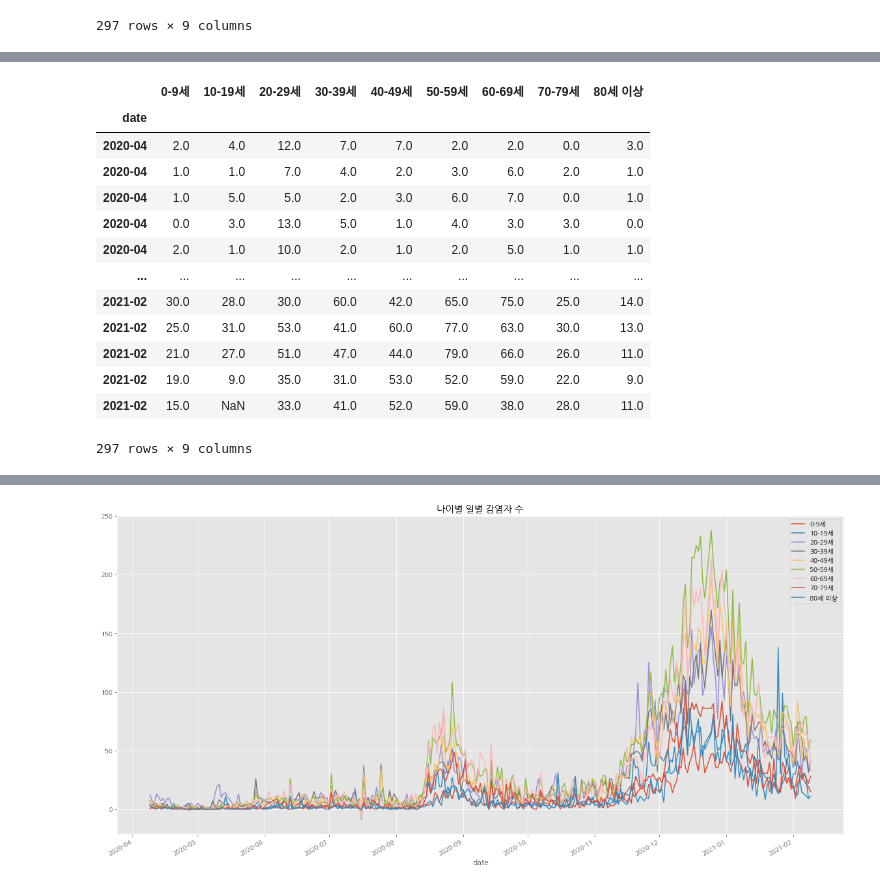
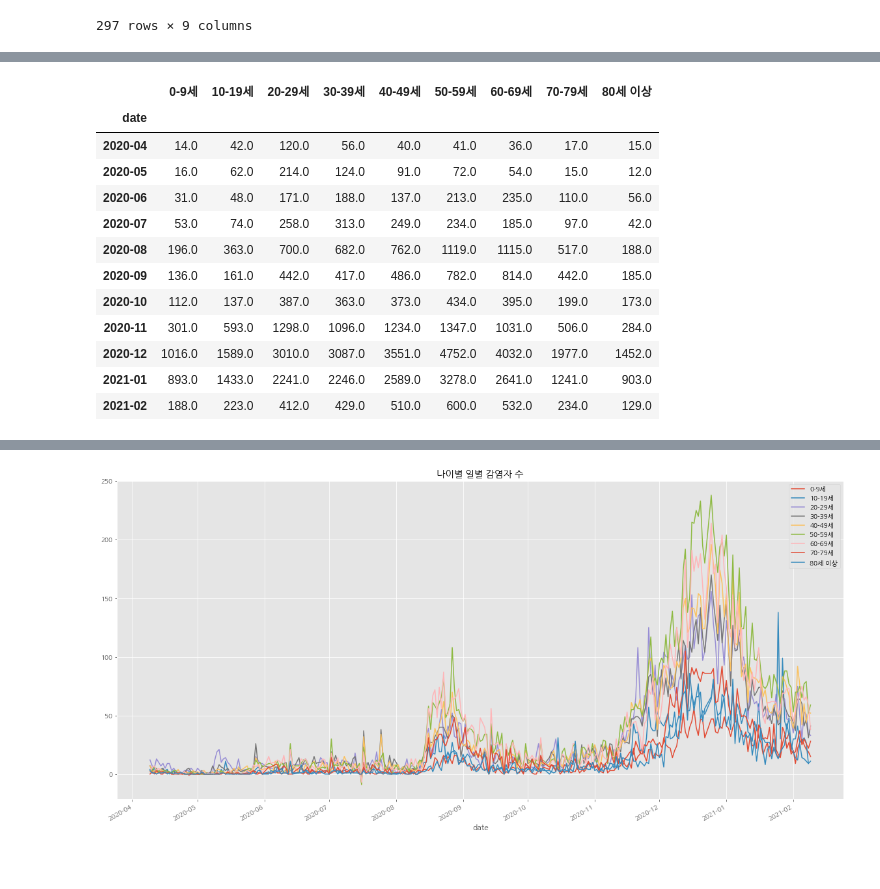
Before and after one commit to badgelatte/nhnacademy_10months, a Jupyter notebook: C_11/Day1/TodayClass/homework.ipynb, the cells around one changed output, grey strips where cells are left out. Drawn from its saved outputs; the diff is of its cells as text; code cells hidden in the pictures.

```diff
--- a/C_11/Day1/TodayClass/homework.ipynb
+++ b/C_11/Day1/TodayClass/homework.ipynb
@@ -611,17 +597,19 @@ Freq: M, Name: 0-9세, dtype: float64
-# %%
-df_age3
-# %% [output]
-|  | 0-9세 | 10-19세 | 20-29세 | 30-39세 | 40-49세 | 50-59세 | 60-69세 | 70-79세 | 80세 이상 |
-| date |  |  |  |  |  |  |  |  |  |
-| 2020-04 | 2.0 | 4.0 | 12.0 | 7.0 | 7.0 | 2.0 | 2.0 | 0.0 | 3.0 |
-| 2020-04 | 1.0 | 1.0 | 7.0 | 4.0 | 2.0 | 3.0 | 6.0 | 2.0 | 1.0 |
-| 2020-04 | 1.0 | 5.0 | 5.0 | 2.0 | 3.0 | 6.0 | 7.0 | 0.0 | 1.0 |
-| 2020-04 | 0.0 | 3.0 | 13.0 | 5.0 | 1.0 | 4.0 | 3.0 | 3.0 | 0.0 |
-| 2020-04 | 2.0 | 1.0 | 10.0 | 2.0 | 1.0 | 2.0 | 5.0 | 1.0 | 1.0 |
-| ... | ... | ... | ... | ... | ... | ... | ... | ... | ... |
-| 2021-02 | 30.0 | 28.0 | 30.0 | 60.0 | 42.0 | 65.0 | 75.0 | 25.0 | 14.0 |
-| 2021-02 | 25.0 | 31.0 | 53.0 | 41.0 | 60.0 | 77.0 | 63.0 | 30.0 | 13.0 |
-| 2021-02 | 21.0 | 27.0 | 51.0 | 47.0 | 44.0 | 79.0 | 66.0 | 26.0 | 11.0 |
-| 2021-02 | 19.0 | 9.0 | 35.0 | 31.0 | 53.0 | 52.0 | 59.0 | 22.0 | 9.0 |
-| 2021-02 | 15.0 | NaN | 33.0 | 41.0 | 52.0 | 59.0 | 38.0 | 28.0 | 11.0 |
-297 rows × 9 columns
+# %%
+df_age_month = pd.concat([df_age2.groupby('date')['0-9세'].sum(),df_age2.groupby('date')['10-19세'].sum(),df_age2.groupby('date')['20-29세'].sum(),
+                         df_age2.groupby('date')['30-39세'].sum(),df_age2.groupby('date')['40-49세'].sum(),df_age2.groupby('date')['50-59세'].sum(),
+                         df_age2.groupby('date')['60-69세'].sum(),df_age2.groupby('date')['70-79세'].sum(),df_age2.groupby('date')['80세 이상'].sum()],axis=1)
+df_age_month
+# %% [output]
+|  | 0-9세 | 10-19세 | 20-29세 | 30-39세 | 40-49세 | 50-59세 | 60-69세 | 70-79세 | 80세 이상 |
+| date |  |  |  |  |  |  |  |  |  |
+| 2020-04 | 14.0 | 42.0 | 120.0 | 56.0 | 40.0 | 41.0 | 36.0 | 17.0 | 15.0 |
+| 2020-05 | 16.0 | 62.0 | 214.0 | 124.0 | 91.0 | 72.0 | 54.0 | 15.0 | 12.0 |
+| 2020-06 | 31.0 | 48.0 | 171.0 | 188.0 | 137.0 | 213.0 | 235.0 | 110.0 | 56.0 |
+| 2020-07 | 53.0 | 74.0 | 258.0 | 313.0 | 249.0 | 234.0 | 185.0 | 97.0 | 42.0 |
+| 2020-08 | 196.0 | 363.0 | 700.0 | 682.0 | 762.0 | 1119.0 | 1115.0 | 517.0 | 188.0 |
+| 2020-09 | 136.0 | 161.0 | 442.0 | 417.0 | 486.0 | 782.0 | 814.0 | 442.0 | 185.0 |
+| 2020-10 | 112.0 | 137.0 | 387.0 | 363.0 | 373.0 | 434.0 | 395.0 | 199.0 | 173.0 |
+| 2020-11 | 301.0 | 593.0 | 1298.0 | 1096.0 | 1234.0 | 1347.0 | 1031.0 | 506.0 | 284.0 |
+| 2020-12 | 1016.0 | 1589.0 | 3010.0 | 3087.0 | 3551.0 | 4752.0 | 4032.0 | 1977.0 | 1452.0 |
+| 2021-01 | 893.0 | 1433.0 | 2241.0 | 2246.0 | 2589.0 | 3278.0 | 2641.0 | 1241.0 | 903.0 |
+| 2021-02 | 188.0 | 223.0 | 412.0 | 429.0 | 510.0 | 600.0 | 532.0 | 234.0 | 129.0 |
```
Also changed, not shown: parts of 5 cells of this notebook.
